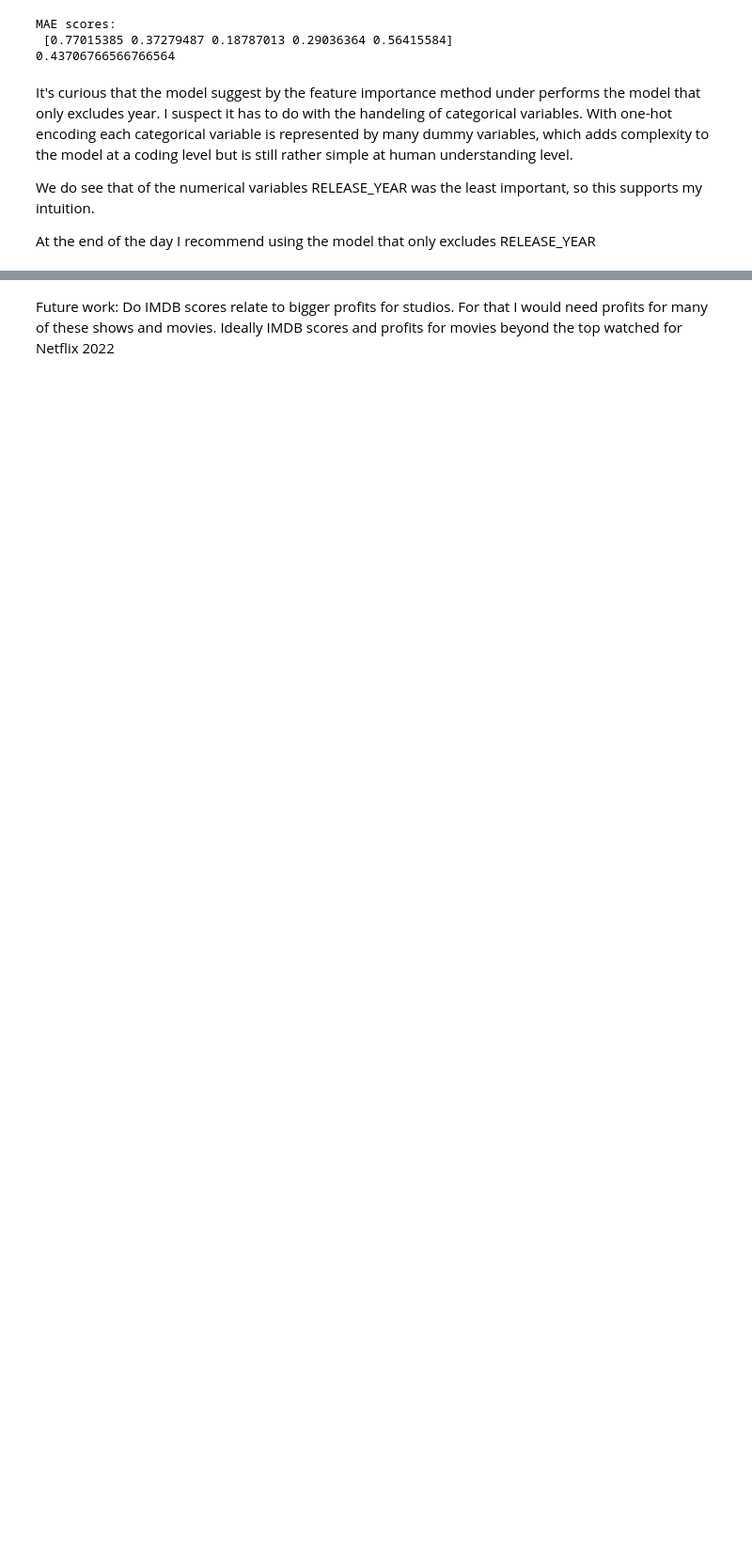
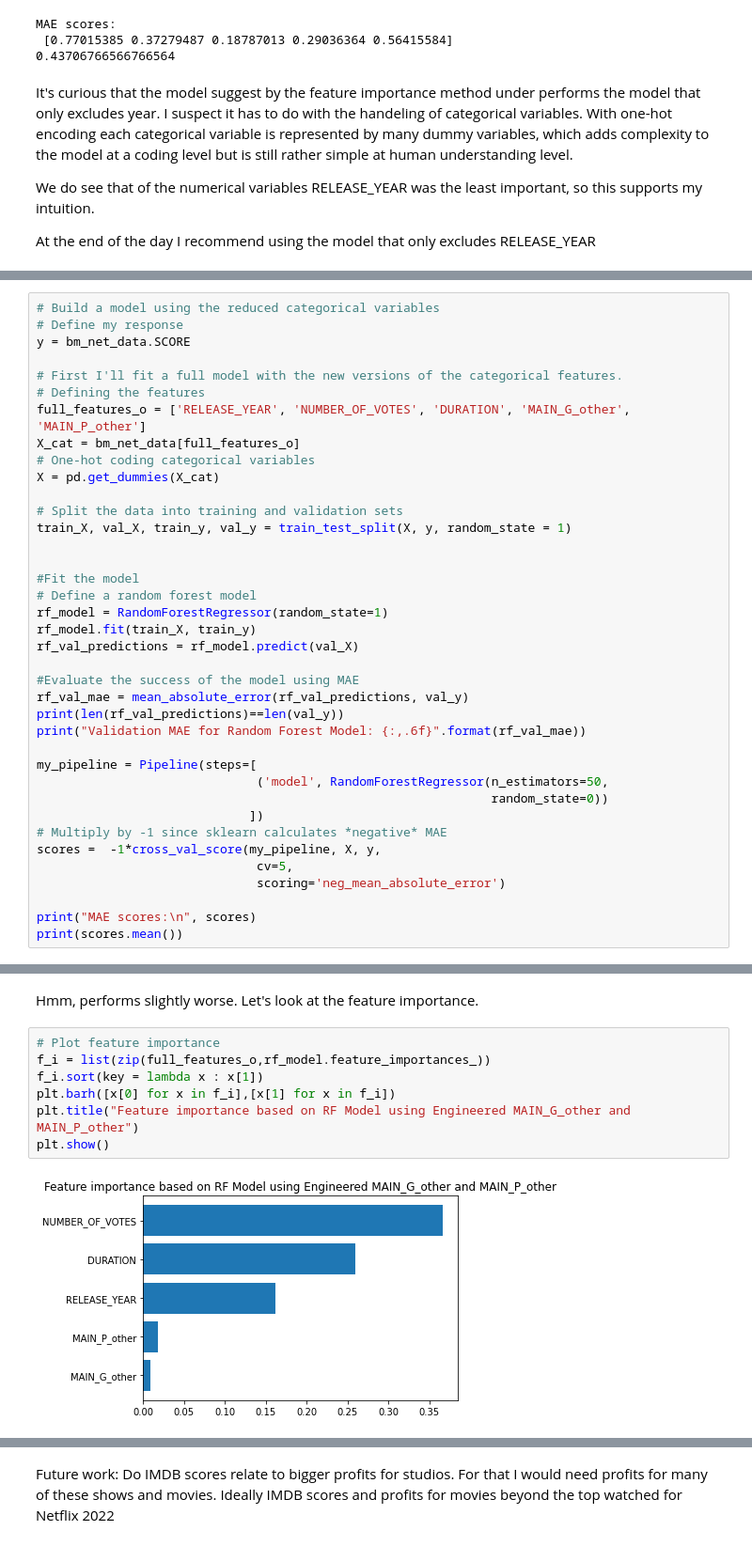
Before and after one commit to leiayoung/lny-sharing, a Jupyter notebook: netflix-exploration.ipynb, the cells around one changed output, grey strips where cells are left out. Shown at 94% size. Cells and saved outputs as stored; diff of their text form; blank space fills up the shorter version.

Commit message:
Kaggle Notebook | Netflix Exploration | Version 8

```diff
--- a/netflix-exploration.ipynb
+++ b/netflix-exploration.ipynb
@@ -550,0 +695,38 @@ At the end of the day I recommend using the model that only excludes RELEASE_YEA
+# %%
+# Build a model using the reduced categorical variables
+# Define my response
+y = bm_net_data.SCORE
+
+# First I'll fit a full model with the new versions of the categorical features.
+# Defining the features
+full_features_o = ['RELEASE_YEAR', 'NUMBER_OF_VOTES', 'DURATION', 'MAIN_G_other', 'MAIN_P_other']
+X_cat = bm_net_data[full_features_o]
+# One-hot coding categorical variables
+X = pd.get_dummies(X_cat)
+
+# Split the data into training and validation sets
+train_X, val_X, train_y, val_y = train_test_split(X, y, random_state = 1)
+
+
+#Fit the model
+# Define a random forest model
+rf_model = RandomForestRegressor(random_state=1)
+rf_model.fit(train_X, train_y)
+rf_val_predictions = rf_model.predict(val_X)
+
+#Evaluate the success of the model using MAE
+rf_val_mae = mean_absolute_error(rf_val_predictions, val_y)
+print(len(rf_val_predictions)==len(val_y))
+print("Validation MAE for Random Forest Model: {:,.6f}".format(rf_val_mae))
+
+my_pipeline = Pipeline(steps=[
+                              ('model', RandomForestRegressor(n_estimators=50,
+                                                              random_state=0))
+                             ])
+# Multiply by -1 since sklearn calculates *negative* MAE
+scores =  -1*cross_val_score(my_pipeline, X, y,
+                              cv=5,
+                              scoring='neg_mean_absolute_error')
+
+print("MAE scores:\n", scores)
+print(scores.mean())
@@ -550,0 +739,11 @@ At the end of the day I recommend using the model that only excludes RELEASE_YEA
+# %% [markdown]
+Hmm, performs slightly worse. Let's look at the feature importance.
+# %%
+# Plot feature importance
+f_i = list(zip(full_features_o,rf_model.feature_importances_))
+f_i.sort(key = lambda x : x[1])
+plt.barh([x[0] for x in f_i],[x[1] for x in f_i])
+plt.title("Feature importance based on RF Model using Engineered MAIN_G_other and MAIN_P_other")
+plt.show()
+# %% [output]
+[figure, added]
```
Also changed, not shown: parts of 26 cells of this notebook.
